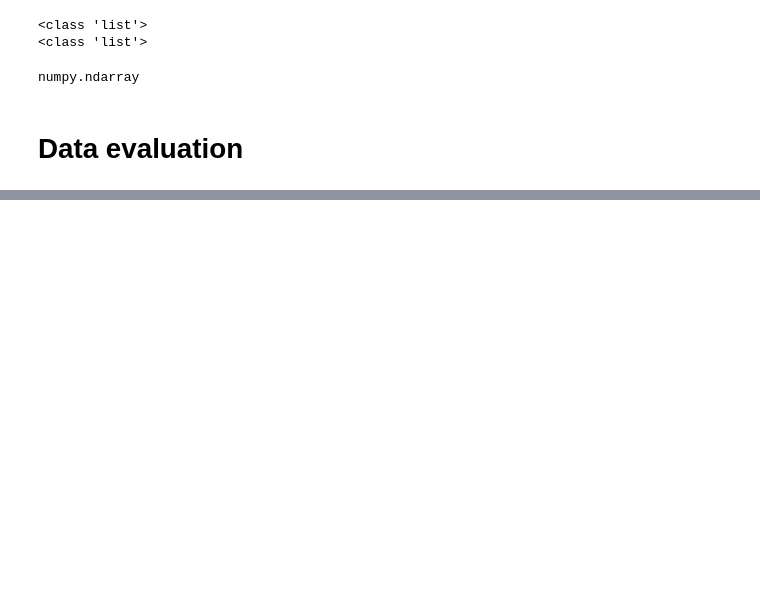
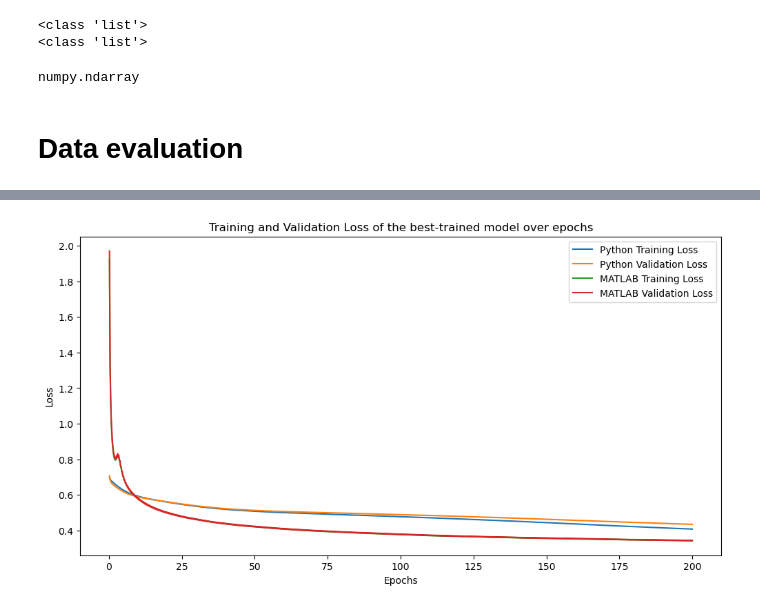
Before and after one commit to yumi-h-1/Predicting-Bank-Customer-Churn, a Jupyter notebook: NECO_groupwork/UAT2 of Credit_churn_rate.ipynb, the cells around one changed output, grey strips where cells are left out. Drawn from its saved outputs; the diff is of its cells as text; code cells hidden in the pictures; blank space fills up the shorter version.

```diff
--- a/NECO_groupwork/UAT2 of Credit_churn_rate.ipynb
+++ b/NECO_groupwork/UAT2 of Credit_churn_rate.ipynb
@@ -552,3 +671,36 @@ plt.show()
+# %%
+# Import the recording performance from MATLAB to plot in Python
+import csv
+with open('matlab_training_time_bestmodel.csv', 'r') as file1:
+    reader1 = csv.reader(file1)
+    matlab_training_time_bestmodel = np.array(list(reader1), dtype=float)
+
+with open('matlab_train_loss_for_plotting.csv', 'r') as file2:
+    reader2 = csv.reader(file2)
+    matlab_train_loss_for_plotting = np.array(list(reader2), dtype=float)
+
+with open('matlab_vali_loss_for_plotting.csv', 'r') as file3:
+    reader3 = csv.reader(file3)
+    matlab_vali_loss_for_plotting = np.array(list(reader3), dtype=float)
+# %%
+matlab_training_time_bestmodel = matlab_training_time_bestmodel.tolist()[0]
+matlab_train_loss_for_plotting = matlab_train_loss_for_plotting.tolist()[0]
+matlab_vali_loss_for_plotting = matlab_vali_loss_for_plotting.tolist()[0]
+# %%
+# Now, the type of train_loss_for_plotting and vali_loss_for_plotting are the list.
+# We are ready to plot them in Matplotlib
+fig = plt.figure(figsize=(12, 6))
+plt.plot(Epochs/5, train_loss_for_plotting, label='Python Training Loss')
+plt.plot(Epochs/5, val_loss_for_plotting, label='Python Validation Loss')
+plt.plot(Epochs/5, matlab_train_loss_for_plotting, label='MATLAB Training Loss')
+plt.plot(Epochs/5, matlab_vali_loss_for_plotting, label='MATLAB Validation Loss')
+plt.xlabel('Epochs')
+plt.ylabel('Loss')
+plt.legend()
+plt.title('Training and Validation Loss of the best-trained model over epochs')
+plt.show()
+# %% [output]
+[figure, added]
 # %%
 # Combine the lists into a DataFrame
 df_for_heatmap = pd.DataFrame({'Learning Rate': learning_rates_list_heatmap, 'Hidden Neurons': hidden_neurons_list_heatmap, 'Accuracy': accuracy_list_heatmap})
```
Also changed, not shown: parts of 42 cells of this notebook, 36 other files.
